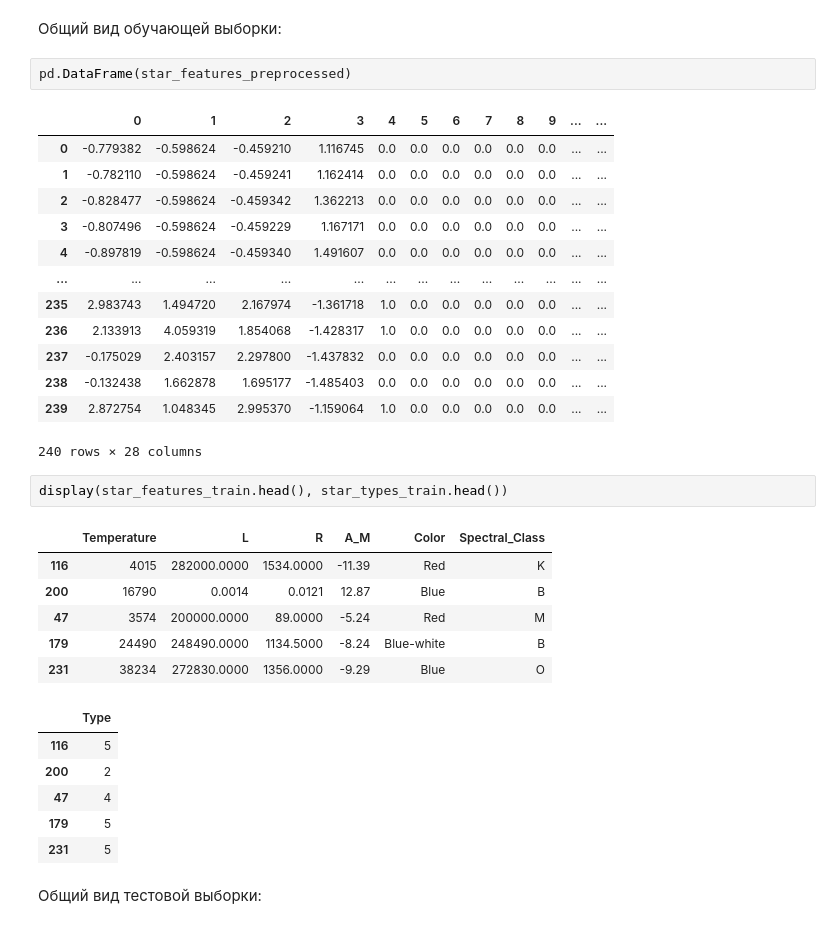
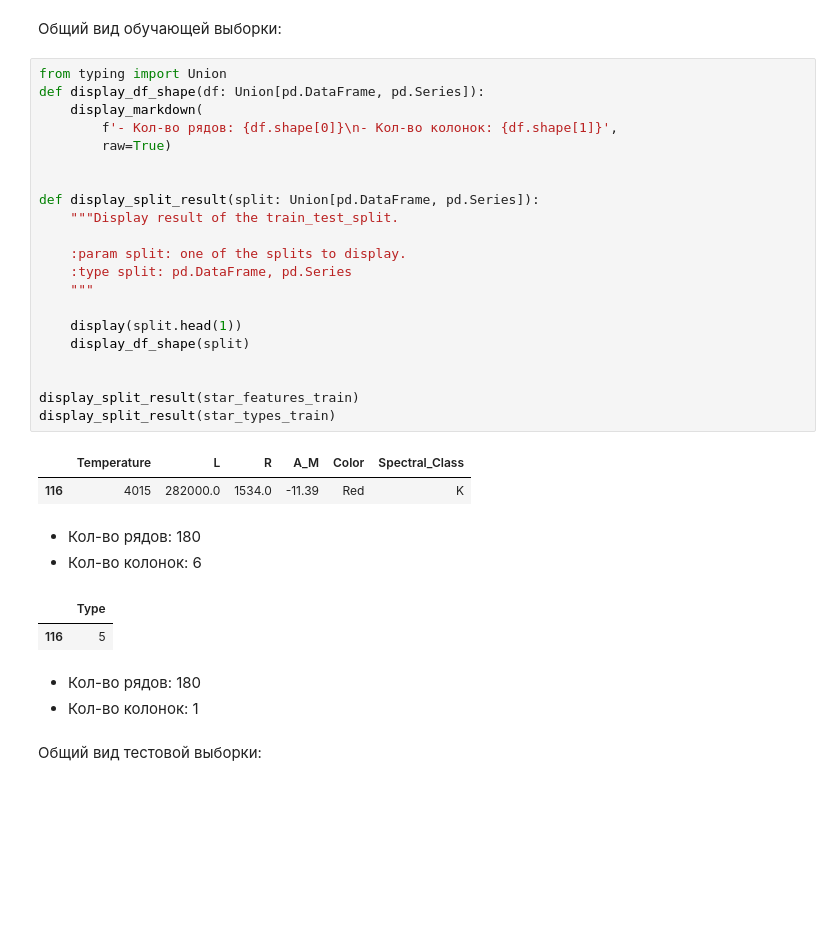
Before and after one commit to DeadlySquad13/ml_course_2022, a Jupyter notebook: tmo/MachineLearningTechnologies__Labs/MachineLearningTechnologies__Lab3/Lab3.sync.ipynb, the cells around one changed output. Saved outputs shown, nothing was run; the diff lists cells and outputs as text; blank space fills up the shorter version.

```diff
--- a/tmo/MachineLearningTechnologies__Labs/MachineLearningTechnologies__Lab3/Lab3.sync.ipynb
+++ b/tmo/MachineLearningTechnologies__Labs/MachineLearningTechnologies__Lab3/Lab3.sync.ipynb
@@ -244,37 +243,36 @@ star_features_train, star_features_test, star_types_train, star_types_test = tra
     star_features, star_types, random_state=RANDOM_STATE_SEED)
 # %% [markdown]
 Общий вид обучающей выборки:
-# %%
-pd.DataFrame(star_features_preprocessed)
-# %% [output]
-|  | 0 | 1 | 2 | 3 | 4 | 5 | 6 | 7 | 8 | 9 | ... | ... |
-| 0 | -0.779382 | -0.598624 | -0.459210 | 1.116745 | 0.0 | 0.0 | 0.0 | 0.0 | 0.0 | 0.0 | ... | ... |
-| 1 | -0.782110 | -0.598624 | -0.459241 | 1.162414 | 0.0 | 0.0 | 0.0 | 0.0 | 0.0 | 0.0 | ... | ... |
-| 2 | -0.828477 | -0.598624 | -0.459342 | 1.362213 | 0.0 | 0.0 | 0.0 | 0.0 | 0.0 | 0.0 | ... | ... |
-| 3 | -0.807496 | -0.598624 | -0.459229 | 1.167171 | 0.0 | 0.0 | 0.0 | 0.0 | 0.0 | 0.0 | ... | ... |
-| 4 | -0.897819 | -0.598624 | -0.459340 | 1.491607 | 0.0 | 0.0 | 0.0 | 0.0 | 0.0 | 0.0 | ... | ... |
-| ... | ... | ... | ... | ... | ... | ... | ... | ... | ... | ... | ... | ... |
-| 235 | 2.983743 | 1.494720 | 2.167974 | -1.361718 | 1.0 | 0.0 | 0.0 | 0.0 | 0.0 | 0.0 | ... | ... |
-| 236 | 2.133913 | 4.059319 | 1.854068 | -1.428317 | 1.0 | 0.0 | 0.0 | 0.0 | 0.0 | 0.0 | ... | ... |
-| 237 | -0.175029 | 2.403157 | 2.297800 | -1.437832 | 0.0 | 0.0 | 0.0 | 0.0 | 0.0 | 0.0 | ... | ... |
-| 238 | -0.132438 | 1.662878 | 1.695177 | -1.485403 | 0.0 | 0.0 | 0.0 | 0.0 | 0.0 | 0.0 | ... | ... |
-| 239 | 2.872754 | 1.048345 | 2.995370 | -1.159064 | 1.0 | 0.0 | 0.0 | 0.0 | 0.0 | 0.0 | ... | ... |
-240 rows × 28 columns
 # %%
-display(star_features_train.head(), star_types_train.head())
+from typing import Union
+def display_df_shape(df: Union[pd.DataFrame, pd.Series]):
+    display_markdown(
+        f'- Кол-во рядов: {df.shape[0]}\n- Кол-во колонок: {df.shape[1]}',
+        raw=True)
+
+
+def display_split_result(split: Union[pd.DataFrame, pd.Series]):
+    """Display result of the train_test_split.
+
+    :param split: one of the splits to display.
+    :type split: pd.DataFrame, pd.Series
+    """
+
+    display(split.head(1))
+    display_df_shape(split)
+
+
+display_split_result(star_features_train)
+display_split_result(star_types_train)
 # %% [output]
 |  | Temperature | L | R | A_M | Color | Spectral_Class |
-| 116 | 4015 | 282000.0000 | 1534.0000 | -11.39 | Red | K |
-| 200 | 16790 | 0.0014 | 0.0121 | 12.87 | Blue | B |
-| 47 | 3574 | 200000.0000 | 89.0000 | -5.24 | Red | M |
-| 179 | 24490 | 248490.0000 | 1134.5000 | -8.24 | Blue-white | B |
-| 231 | 38234 | 272830.0000 | 1356.0000 | -9.29 | Blue | O |
+| 116 | 4015 | 282000.0 | 1534.0 | -11.39 | Red | K |
+- Кол-во рядов: 180
+- Кол-во колонок: 6
 |  | Type |
 | 116 | 5 |
-| 200 | 2 |
-| 47 | 4 |
-| 179 | 5 |
-| 231 | 5 |
+- Кол-во рядов: 180
+- Кол-во колонок: 1
 # %% [markdown]
 Общий вид тестовой выборки:
 # %%
```
Also changed, not shown: parts of 9 cells of this notebook, 1 other file.
